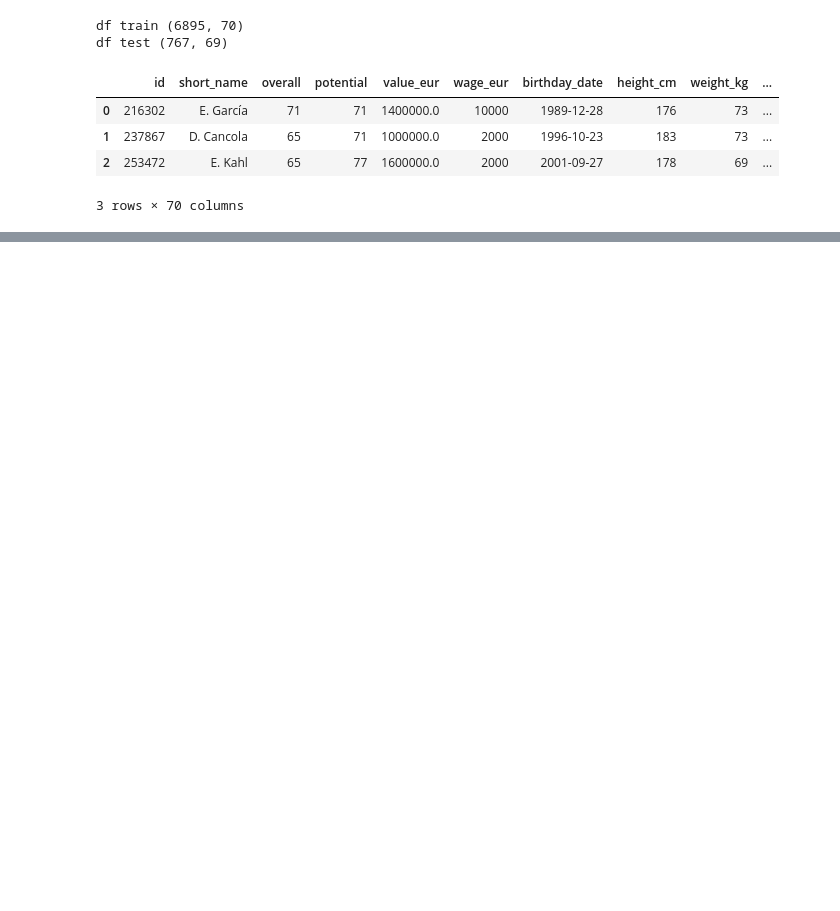
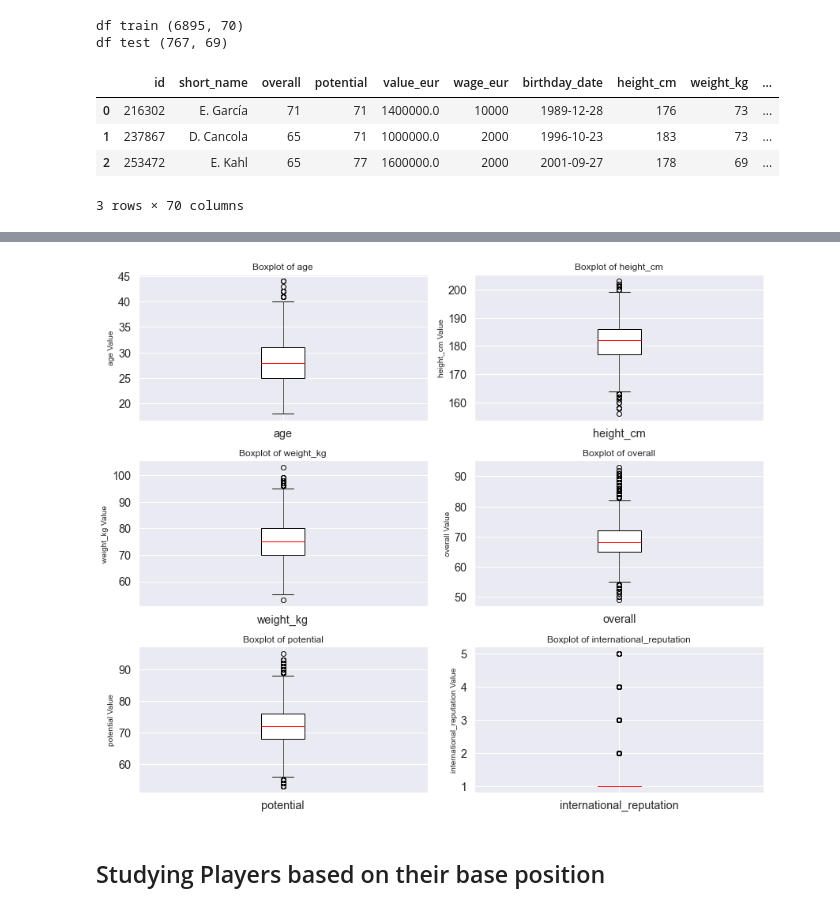
Before and after one commit to mgallon235/ml_football, a Jupyter notebook: mikel_draft_1.ipynb, the cells around one changed output, grey strips where cells are left out. Drawn from its saved outputs; the diff is of its cells as text; code cells hidden in the pictures; blank space fills up the shorter version.

```diff
--- a/mikel_draft_1.ipynb
+++ b/mikel_draft_1.ipynb
@@ -98,0 +221,6 @@ numeric_cols(df)
+# %%
+fp.plot_box_mult(player_char[player_num_vars].iloc[:,1:7],3,2)
+# %% [output]
+[figure, added]
+# %% [markdown]
+## Studying Players based on their base position
```
Also changed, not shown: parts of 46 cells of this notebook, 1 other file.
